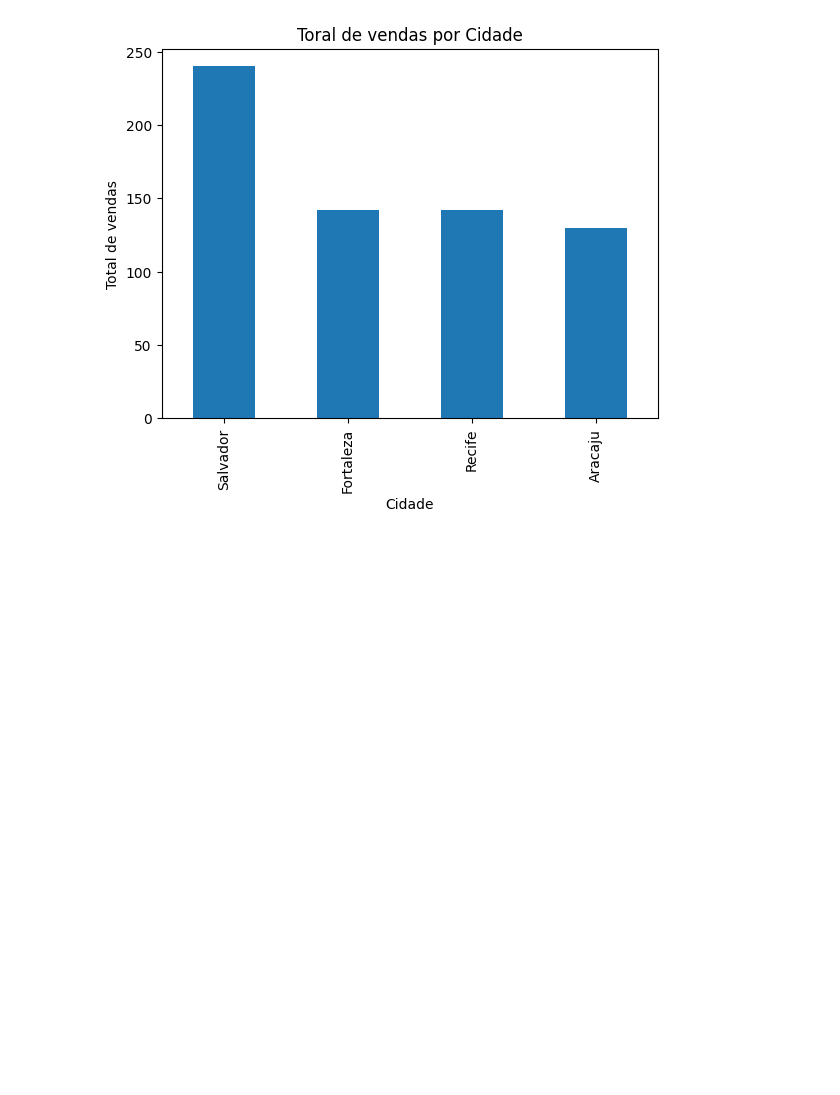
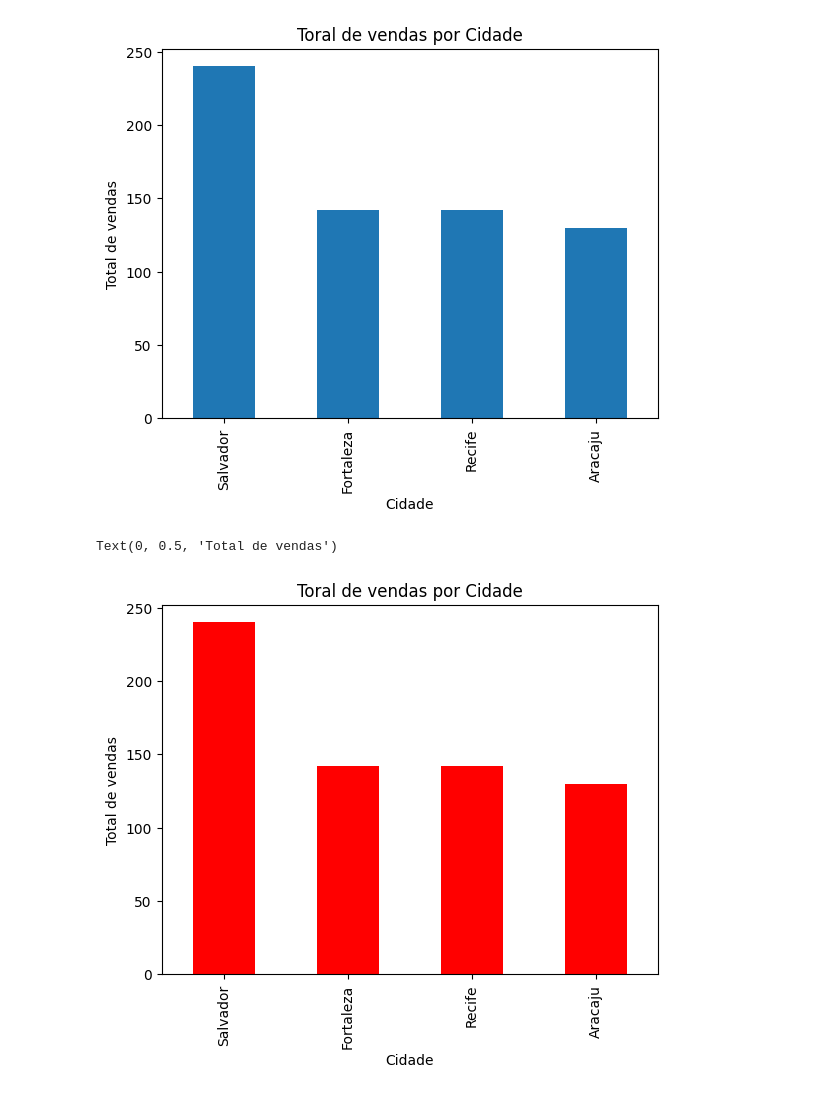
Before and after one commit to th1ago/dio-desafio-ml, a Jupyter notebook: Excel/visualization.ipynb, the cells around one changed output. Saved outputs shown, nothing was run; the diff lists cells and outputs as text; code cells hidden in the pictures; blank space fills up the shorter version.

```diff
--- a/Excel/visualization.ipynb
+++ b/Excel/visualization.ipynb
@@ -42,3 +42,11 @@ plt.ylabel("Total de vendas")
 # %% [output]
 Text(0, 0.5, 'Total de vendas')
 [figure]
+# %%
+# alterando a cor das barras
+df["Cidade"].value_counts().plot.bar(title="Toral de vendas por Cidade", color="red")
+plt.xlabel("Cidade")
+plt.ylabel("Total de vendas")
+# %% [output]
+Text(0, 0.5, 'Total de vendas')
+[figure, added]
```
Also changed, not shown: parts of 2 cells of this notebook, 1 other file.
